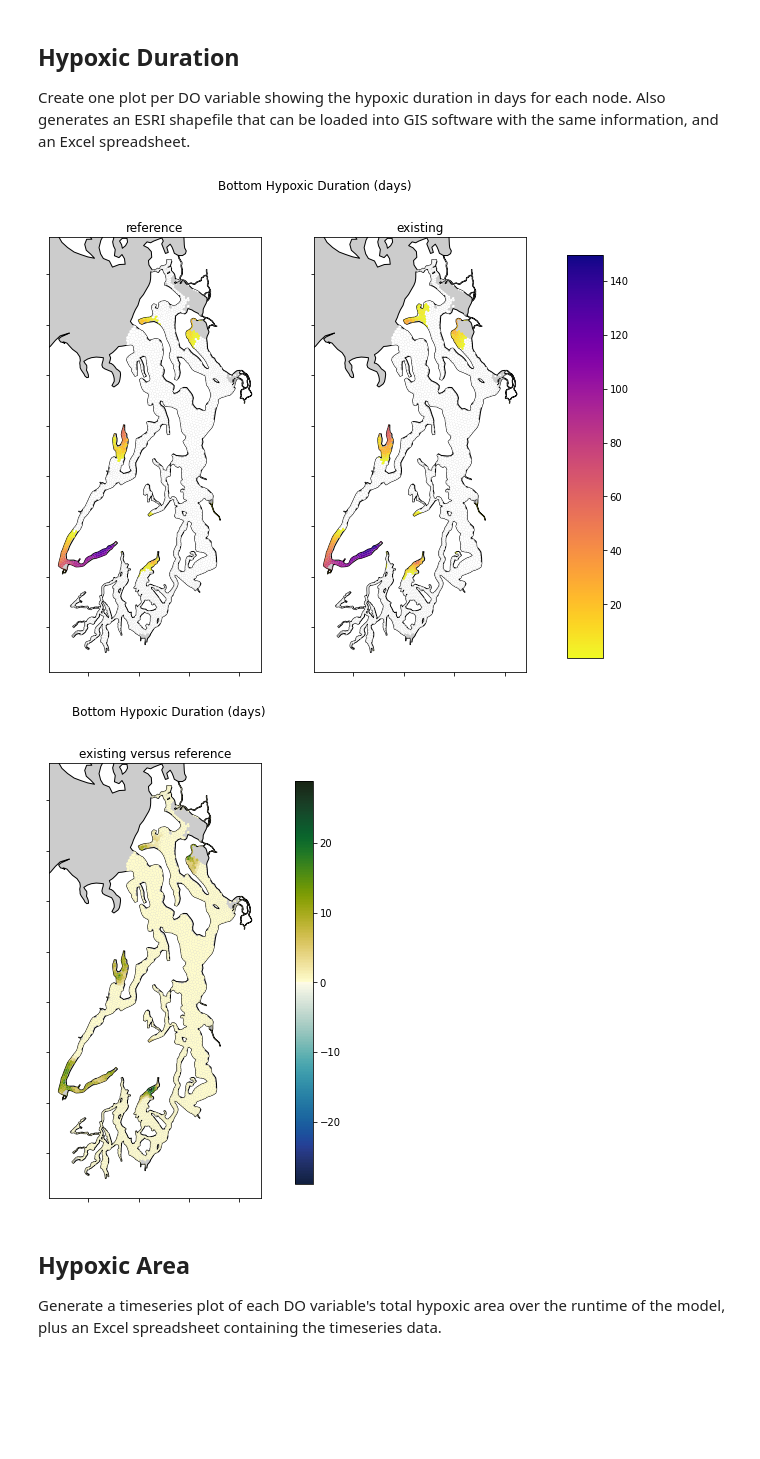
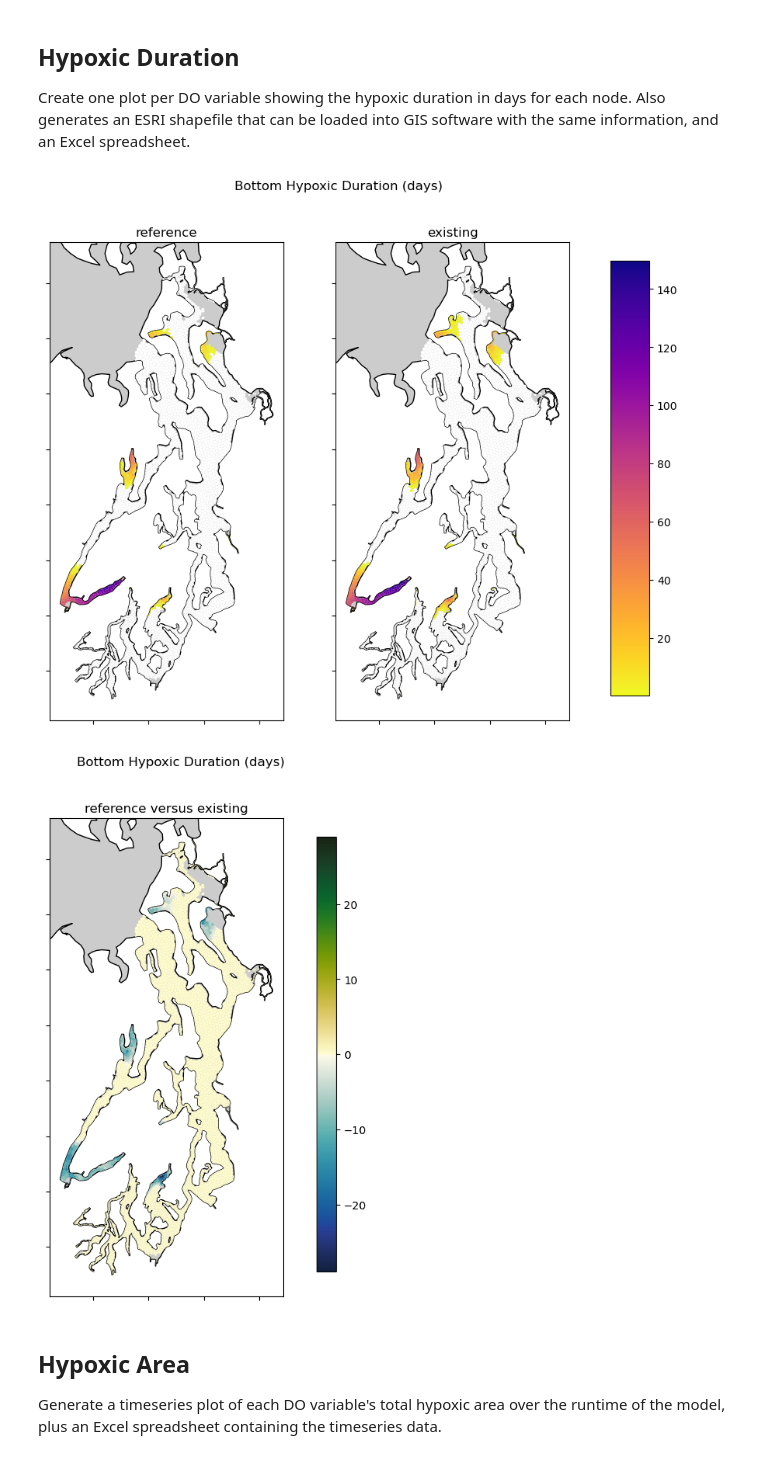
Before and after one commit to bedaro/ssm-analysis, a Jupyter notebook: Bottom DO.ipynb, the cells around one changed output. Saved outputs shown, nothing was run; the diff lists cells and outputs as text; code cells hidden in the pictures; blank space fills up the shorter version.

```diff
--- a/Bottom DO.ipynb
+++ b/Bottom DO.ipynb
@@ -15,6 +16,8 @@ A simple notebook to generate dissolved oxygen plots for the bottom layer, eithe
 # %%
 do_data_cdf = "model_results/bottom do 2008.nc"
 do_variables = ('reference', 'existing')
+control_variable = 'existing'
+
 start_date = "2008-01-01"
 domain_out_shp = "gis/ssm filled domain nodes.shp"
 ssm_full_union_shp = "gis/ssm full union.shp"
@@ -29,12 +32,14 @@ sites = {
 
 from pathlib import Path
 import os.path as path
+import os
+os.environ['USE_PYGEOS'] = '0'
 from netCDF4 import Dataset
 import geopandas as gpd
 import pandas as pd
 import numpy as np
 import matplotlib.pyplot as plt
-import matplotlib.cm as cm
+from matplotlib import colormaps as cm
 import cmocean
 import matplotlib.colors as colors
 import analysis_util as au
@@ -76,5 +81,7 @@ def removesuffix(string, suffix):
     else:
         return string
 do_variable_titles = [removesuffix(s, 'DOXG_bottom') for s in do_variables]
+control_title = removesuffix(control_variable, 'DOXG_bottom')
+print(f'Control is {control_title}')
 do_variable_titles
 # %% [output]
@@ -142,23 +150,28 @@ au.read_base_map(ssm_full_union_shp).head()
 
 Produce a timeseries of bottom DO at each of the sites defined in the `sites` variable, along with a corresponding Excel workbook that contains one sheet per site.
 # %%
-fig, axs = plt.subplots(len(sites), 2, constrained_layout=True, figsize=(9, len(sites)*2))
+fig, axs = plt.subplots(len(sites), 1, constrained_layout=True, figsize=(7, int(1.5*len(sites))), dpi=100)
 times = do_data['time'][:]
 dates = pd.Timestamp(start_date) + pd.to_timedelta(times, 'd')
 with pd.ExcelWriter(out_file("sites.xlsx")) as writer:
     # Iterate over all the specified sites, along with a dedicated plot Axes per site
     for ax,(n,s) in zip(axs, sites.items()):
-        tsax, boxax = ax
+        #tsax, boxax = ax
+        tsax = ax
         idx = np.nonzero(do_data['node'][:] == n)[0][0]
         data = {}
         lbl = "{0} ({1})".format(s, n)
         # Plot all the required variables on this Axes
         for v, t in zip(do_variables, do_variable_titles):
             data[t] = do_data[v][:,idx]
-            tsax.plot(dates, data[t], label=t)
+            if t == control_title:
+                color = 'black'
+            else:
+                color = None
+            tsax.plot(dates, data[t], color=color, alpha=0.7, label=t)
         tsax.set(title=s, ylabel="DO (mg/l)")
 
-        boxax.boxplot(data.values(), labels=data.keys())
+        #boxax.boxplot(data.values(), labels=data.keys())
 
         df = pd.DataFrame(data, index=dates)
         df.to_excel(writer, sheet_name=lbl)
@@ -166,15 +179,15 @@ with pd.ExcelWriter(out_file("sites.xlsx")) as writer:
 # Implement autofmt_xdate() by hand because it breaks subplot title placement
 # Turn off xaxis labels on all but the last Axes
 for ax in axs[:-1]:
-    ax[0].set_xticklabels(())
+    ax.set_xticklabels(())
 # Orient the date labels properly on the lowest Axes
-for l in axs[-1,0].get_xticklabels():
+for l in axs[-1].get_xticklabels():
     l.set_ha('right')
     l.set_rotation(30)
 
 fig.suptitle("Bottom DO Over Time")
 # One common legend. https://stackoverflow.com/a/46921590/413862
-handles, labels = axs[-1,0].get_legend_handles_labels()
+handles, labels = axs[-1].get_legend_handles_labels()
 fig.legend(handles, labels, loc='upper right')
 
 fig.savefig(out_file("sites.png"))
@@ -268,37 +281,47 @@ data.to_file(out_file("hypox_duration.shp"))
 data['node_area_km2'] = data['geometry'].area / 1e6
 data.to_excel(out_file("hypox_duration.xlsx"))
 # %% [output]
-[figure, old version]
+[figure, new version]
 # %%
-if len(do_variables) > 1:
+if control_variable is not None and len(do_variables) > 1:
+    exp_variables = []
+    exp_titles = []
+    control_title = do_variable_titles[do_variables.index(control_variable)]
+    for v in do_variables:
+        if v == control_variable:
+            continue
+        exp_variables.append(v)
+        t = do_variable_titles[do_variables.index(v)]
+        exp_titles.append(f'{t} versus {control_title}')
 
-    duration_diffs = [hypoxic_durations[v] - hypoxic_durations[do_variables[0]] for v in do_variables[1:]]
+if exp_variables is not None:
+    duration_diffs = [hypoxic_durations[v] - hypoxic_durations[control_variable] for v in exp_variables]
 
     fig, axs = plt.subplots(1, len(do_variables) - 1, figsize=(5*(len(do_variables) - 1), 8))
 
     # For compatibility in the case that there's only a single plot to make
     if len(do_variables) == 2:
         axs = np.array([axs])
 
     divnorm = colors.CenteredNorm(halfrange=np.max(np.abs(duration_diffs)))
 
     # Make a map of the duration difference between each variable and the control
-    for ax, v, t in zip(axs, duration_diffs, do_variable_titles[1:]):
+    for ax, v, t in zip(axs, duration_diffs, exp_titles):
         if ax == axs[-1]:
             # See https://stackoverflow.com/a/13784887/413862 and
             # https://geopandas.org/en/latest/docs/user_guide/mapping.html#creating-a-legend
             fig.subplots_adjust(right=0.8)
             cbar_ax = fig.add_axes([0.85, 0.15, 0.05, 0.7])
             legend_args = { "legend": True, "cax": cbar_ax }
         else:
             legend_args = { "legend": False }
-        d, drop = au.map_plot(domain, v, f'{t} versus {do_variable_titles[0]}', ax=ax,
+        d, drop = au.map_plot(domain, v, t, ax=ax,
                               cmap=cmocean.cm.delta, norm=divnorm, **legend_args)
 
 fig.suptitle("Bottom Hypoxic Duration (days)")
 fig.savefig(out_file("hypox_duration_compare.png"))
 # %% [output]
-[figure, old version]
+[figure, new version]
 # %% [markdown]
 ## Hypoxic Area
 
```
Also changed, not shown: parts of 5 cells of this notebook.
